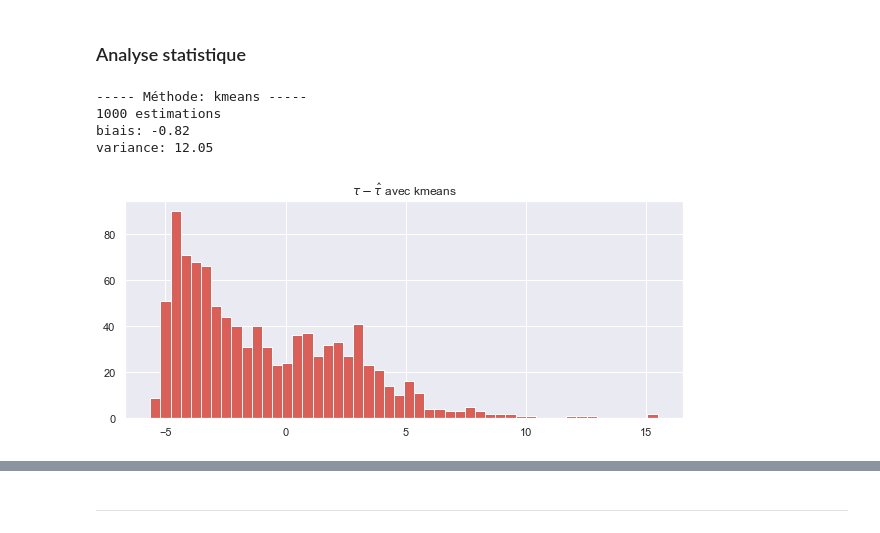
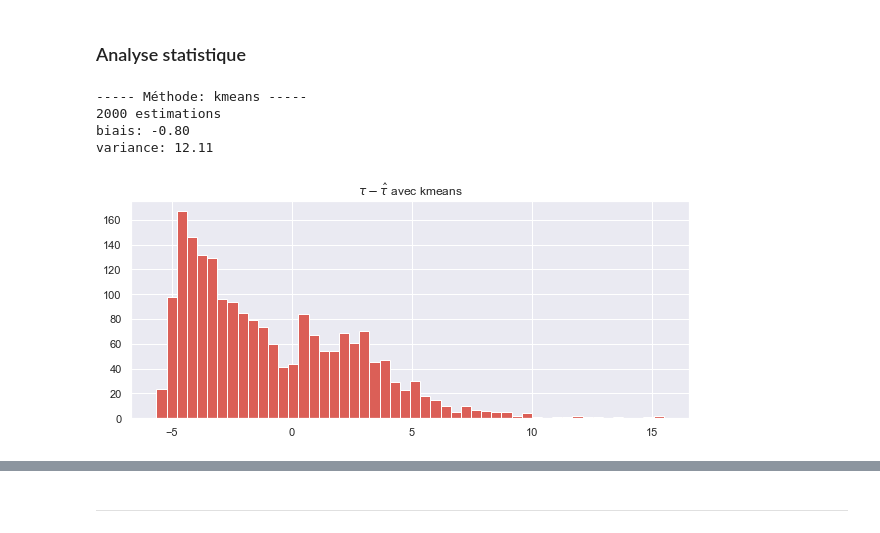
Before and after one commit to littlebuzzybee/MACS207b-Projet, a Jupyter notebook: MACS207b_Personnaz_Ly.ipynb, the cells around one changed output, grey strips where cells are left out. Saved outputs shown, nothing was run; the diff lists cells and outputs as text; code cells hidden in the pictures.

```diff
--- a/MACS207b_Personnaz_Ly.ipynb
+++ b/MACS207b_Personnaz_Ly.ipynb
@@ -199,3 +200,10 @@ plt.xlabel("t")
 plt.show()
 # %% [output]
 [figure]
+# %%
+N = 30 # caractérise la taille de la fenêtre de lissage
+
+# filtrer l'estimateur Z_hat
+filt = np.hanning(Z_hats.size // N)
+filt /= np.sum(filt) # normaliser le filtre
+Z_hats_filt = lfilter(filt, [1], Z_hats)
@@ -201,0 +219,12 @@ plt.show()
+# %%
+# shifter l'estimateur
+Z_hats_filt_shift = Z_hats_filt - .5
+
+# indices des upcrossings de 0.5
+upcrossing_indices = np.where((Z_hats_filt_shift[:-1] < 0) & (Z_hats_filt_shift[1:] > 0))[0]
+
+# prendre la moyenne des temps d'upcrossing
+if upcrossing_indices.size > 0:
+    tau_Z_hat = np.mean(ts[upcrossing_indices])
+else: # Z_hat n'est jamais monté très haut...
+    tau_Z_hat = ts[np.argmax(Z_hats_filt)] # on prend le pic de Z_hat
@@ -319,8 +358,19 @@ def repeat_ests(a, b, beg, end, n_repeats, seed, method):
 
         if method == "Z_hat":
             ts, Z_hats = Z_hat(arrivals, beg_, end_)
-            ### TODO
-            # tau_Z_hat = ...
+
+            filt = np.hanning(Z_hats.size // 30)
+            filt /= np.sum(filt)
+            Z_hats_filt = lfilter(filt, [1], Z_hats)
+            Z_hats_filt_shift = Z_hats_filt - .5
+            upcrossing_indices = np.where((Z_hats_filt_shift[:-1] < 0) & (Z_hats_filt_shift[1:] > 0))[0]
+
+            if upcrossing_indices.size > 0:
+                tau_Z_hat = np.mean(ts[upcrossing_indices])
+            else:
+                tau_Z_hat = ts[np.argmax(Z_hats_filt)]
+
+            est_taus_l.append(tau_Z_hat)
 
         if method == "kmeans":
             waits = arrivals[1:] - arrivals[:-1]
@@ -373,12 +423,12 @@ b = 10
 beg = 0
 end = 10
 # %%
-taus_l, est_taus_l = repeat_ests(a, b, beg, end, 1000, seed, "kmeans")
+taus_l_kmeans, est_taus_l_kmeans = repeat_ests(a, b, beg, end, 2000, seed, "kmeans")
 # %%
-stat_summary(taus_l, est_taus_l, "kmeans")
+stat_summary(taus_l_kmeans, est_taus_l_kmeans, "kmeans")
 # %% [output]
 ----- Méthode: kmeans -----
-1000 estimations
-biais: -0.82
-variance: 12.05
+2000 estimations
+biais: -0.80
+variance: 12.11
-[figure, old version]
+[figure, new version]
```
Also changed, not shown: parts of 6 cells of this notebook.
